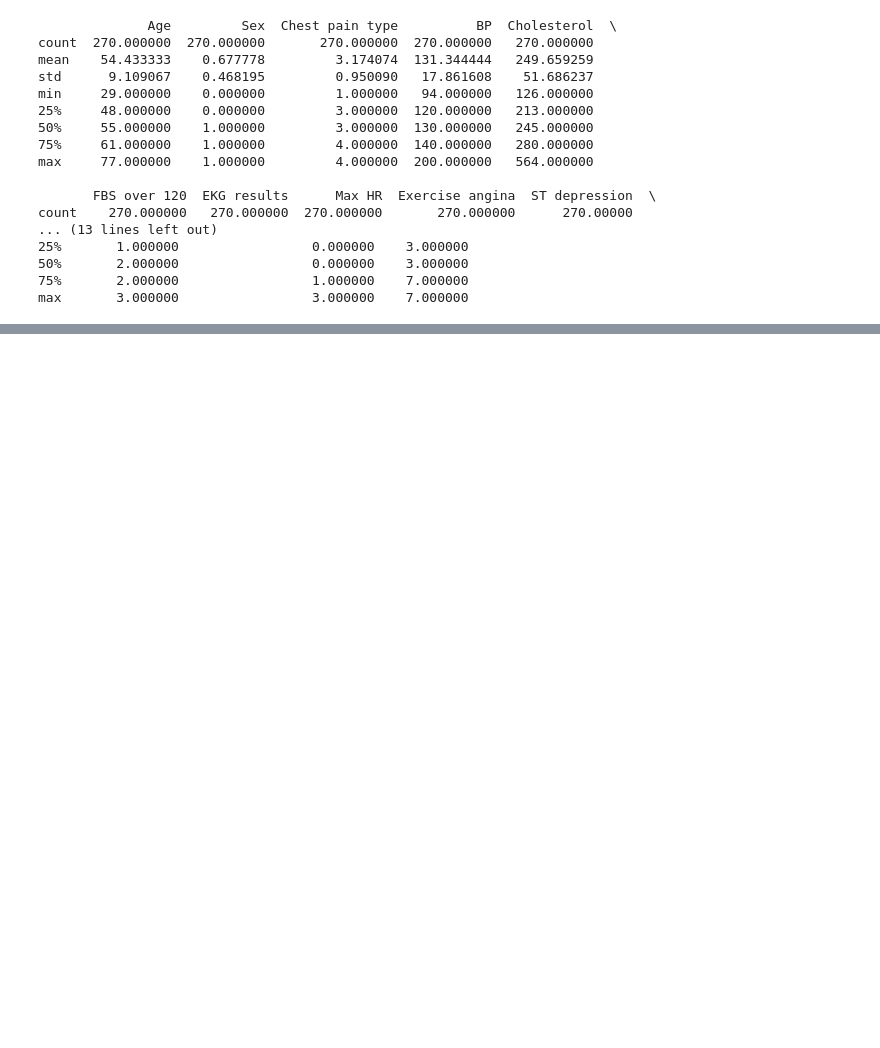
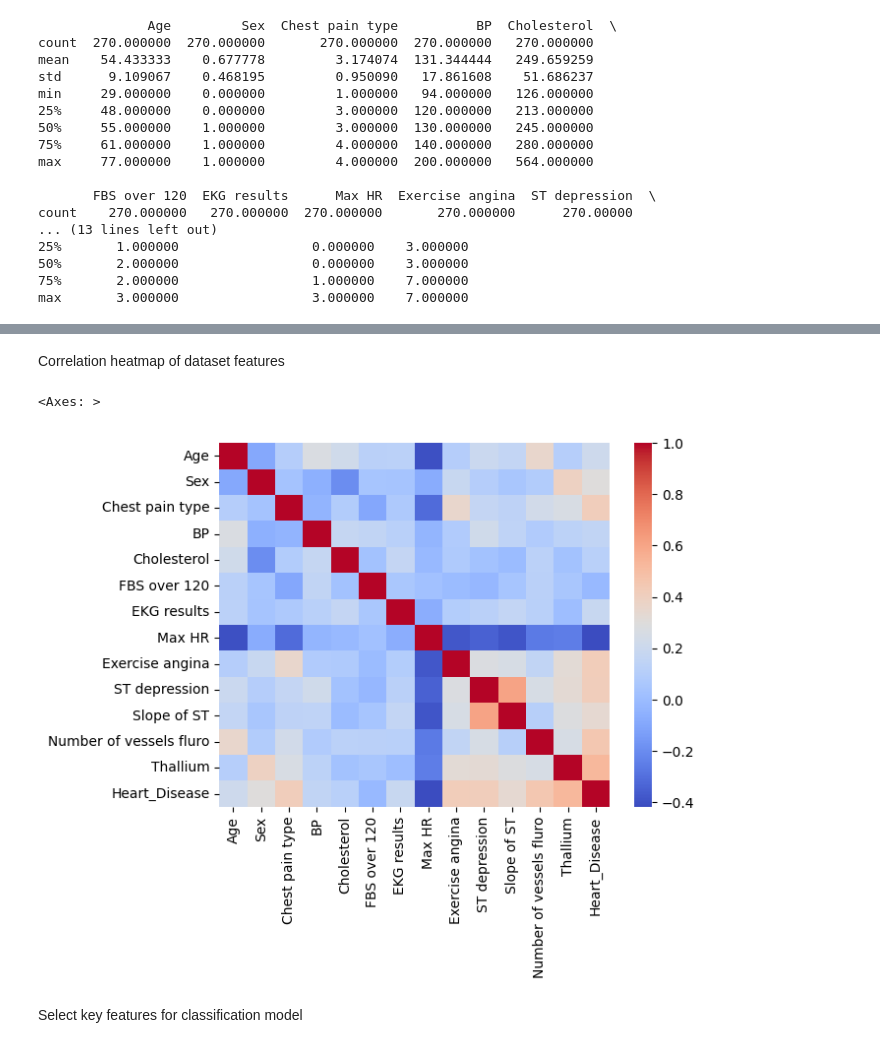
Before and after one commit to lisaforero/AREP, a Jupyter notebook: Classification/ClassificationAndLogisticRegression.ipynb, the cells around one changed output, grey strips where cells are left out. Saved outputs shown, nothing was run; the diff lists cells and outputs as text; code cells hidden in the pictures; blank space fills up the shorter version.

```diff
--- a/Classification/ClassificationAndLogisticRegression.ipynb
+++ b/Classification/ClassificationAndLogisticRegression.ipynb
@@ -128,0 +129,11 @@ Ejemplos usados para test:  82
+# %% [markdown]
+Correlation heatmap of dataset features
+# %%
+corr = df_cleaned.corr()
+sns.heatmap(corr, cmap='coolwarm')
+# %% [output]
+<Axes: >
+[figure, added]
+# %% [markdown]
+
+Select key features for classification model
```
Also changed, not shown: parts of 20 cells of this notebook.
